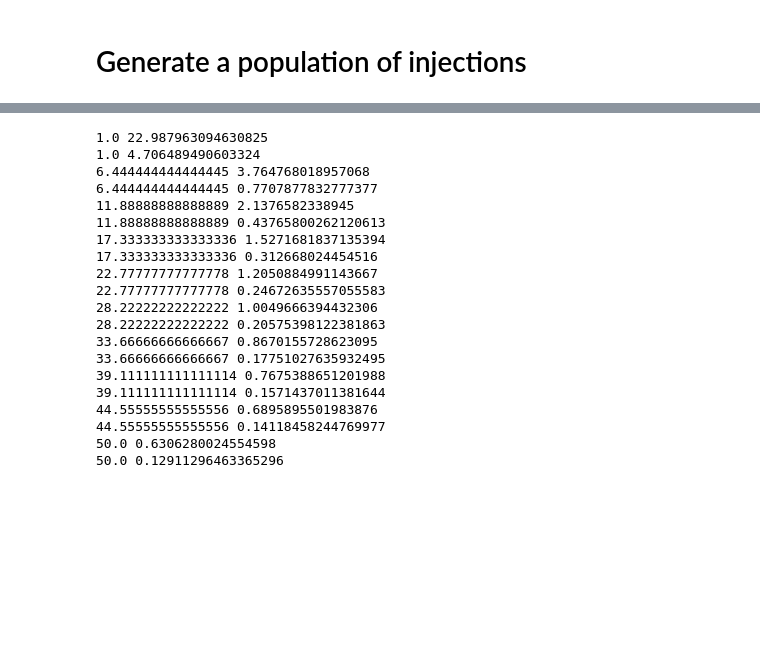
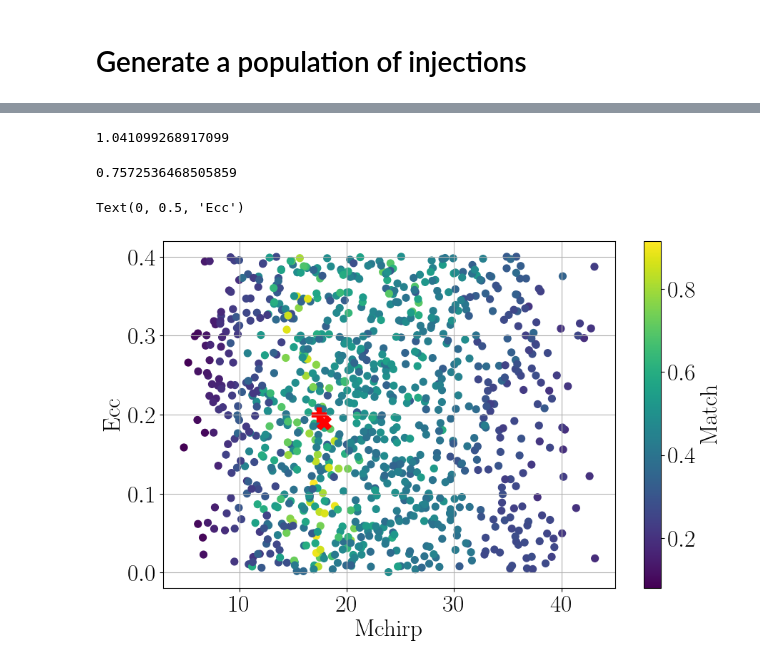
Before and after one commit to yi-fan-wang/templatebank, a Jupyter notebook: test.ipynb, the cells around one changed output, grey strips where cells are left out. Saved outputs shown, nothing was run; the diff lists cells and outputs as text; code cells hidden in the pictures; blank space fills up the shorter version.

Commit message:
Hypatia work-copy backup 2026-08-18 (ecc/src/searchtools)

```diff
--- a/test.ipynb
+++ b/test.ipynb
@@ -44,5 +40,7 @@ import seaborn as sns
 # %%
 class GenUniformWaveform(object):
+    '''Waveform Generator
+    '''
     def __init__(self, buffer_length, sample_rate, f_lower):
         self.f_lower = f_lower
         self.delta_f = 1.0 / buffer_length
@@ -215,25 +111,0 @@ for m in numpy.linspace(1,50,10):
-# %%
-for m in numpy.linspace(1,50,10):
-    print(m, tmerg(30,m,0,20))
-    print(m, tmerg(30,m, 0.5, 20))
-# %% [output]
-1.0 22.987963094630825
-1.0 4.706489490603324
-6.444444444444445 3.764768018957068
-6.444444444444445 0.7707877832777377
-11.88888888888889 2.1376582338945
-11.88888888888889 0.43765800262120613
-17.333333333333336 1.5271681837135394
-17.333333333333336 0.312668024454516
-22.77777777777778 1.2050884991143667
-22.77777777777778 0.24672635557055583
-28.22222222222222 1.0049666394432306
-28.22222222222222 0.20575398122381863
-33.66666666666667 0.8670155728623095
-33.66666666666667 0.17751027635932495
-39.111111111111114 0.7675388651201988
-39.111111111111114 0.1571437011381644
-44.55555555555556 0.6895895501983876
-44.55555555555556 0.14118458244769977
-50.0 0.6306280024554598
-50.0 0.12911296463365296
@@ -239,0 +161,44 @@ for m in numpy.linspace(1,50,10):
+# %%
+s1/s0
+# %% [output]
+1.041099268917099
+# %%
+wf.match(h0,h1)
+# %% [output]
+0.7572536468505859
+# %%
+p = copy(p0)
+
+pkeys = ['mass1','mass2','spin1z','spin2z','eccentricity','rel_anomaly']
+
+# Start overlap computation
+for i in tqdm(range(len(inj['mass1']))):
+    for pk in pkeys:
+        p[pk] = df[pk][i]
+
+    df.loc[i, 'ecctmerg'] = tmerg(p['mass1'],p['mass2'],p['eccentricity'], 20)
+    df.loc[i, 'cirtmerg'] = pycbc.conversions.tau0_from_mass1_mass2(p['mass1'],p['mass2'], 20)
+    #if abs(df.loc[i, 'ecctmerg'] - t0ecc) > 0.5 or abs(df.loc[i, 'cirtmerg'] - t0cir) > 0.5:
+    #    continue # skip the comparison
+
+    try: # generate a waveform
+        hnow = wf.generate(**p)
+        df.loc[i, 'match'] = wf.match(h0,hnow)
+        df.loc[i, 'match2'] = wf.match(h1,hnow)
+        df.loc[i, 'sigma'] = hnow.s
+    except ValueError:
+        pass
+# %%
+plt.scatter(df['mchirp'], df['eccentricity'],c=df['match'],s=50)
+plt.colorbar(label='Match')
+
+p0['mchirp'] = pycbc.conversions.mchirp_from_mass1_mass2(p0['mass1'],p0['mass2'])
+p1['mchirp'] = pycbc.conversions.mchirp_from_mass1_mass2(p1['mass1'],p1['mass2'])
+plt.scatter(p0['mchirp'], p0['eccentricity'], marker='P', color='red')
+plt.scatter(p1['mchirp'], p1['eccentricity'], marker='X', color='red')
+
+plt.xlabel('Mchirp')
+plt.ylabel('Ecc')
+# %% [output]
+Text(0, 0.5, 'Ecc')
+[figure, added]
```
Also changed, not shown: parts of 45 cells of this notebook, 17 other files.
